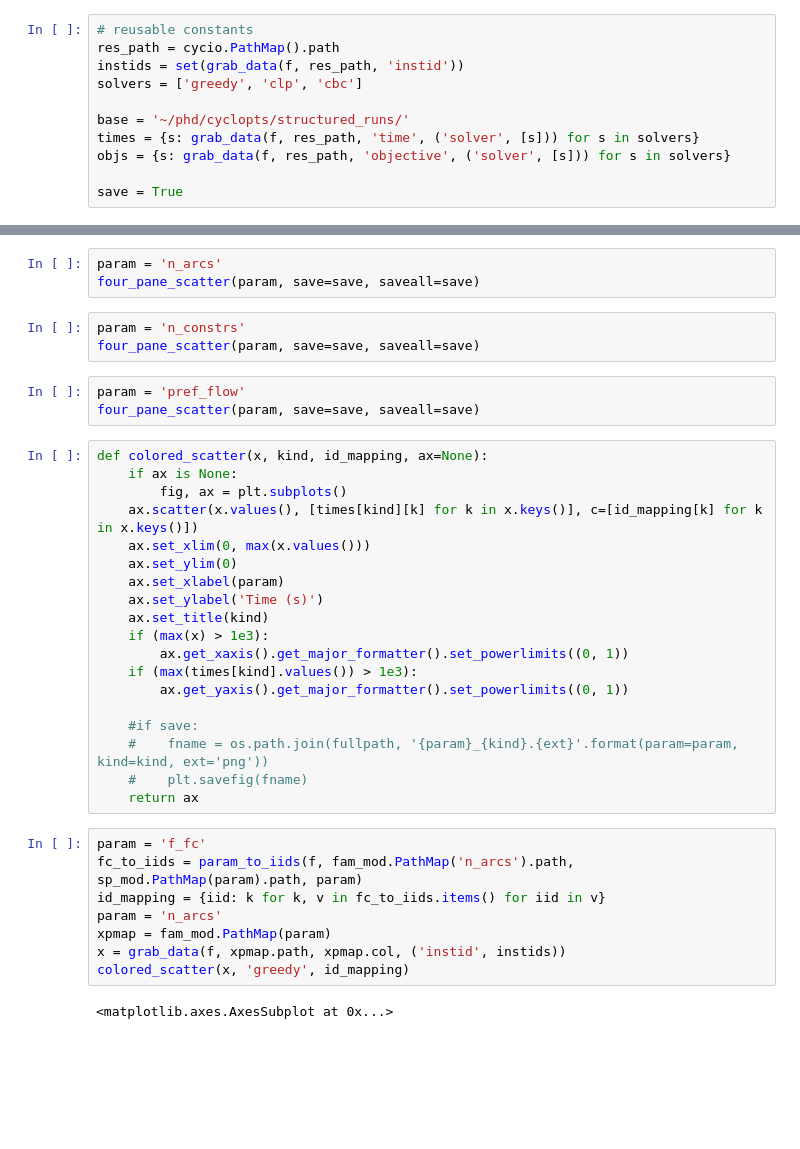
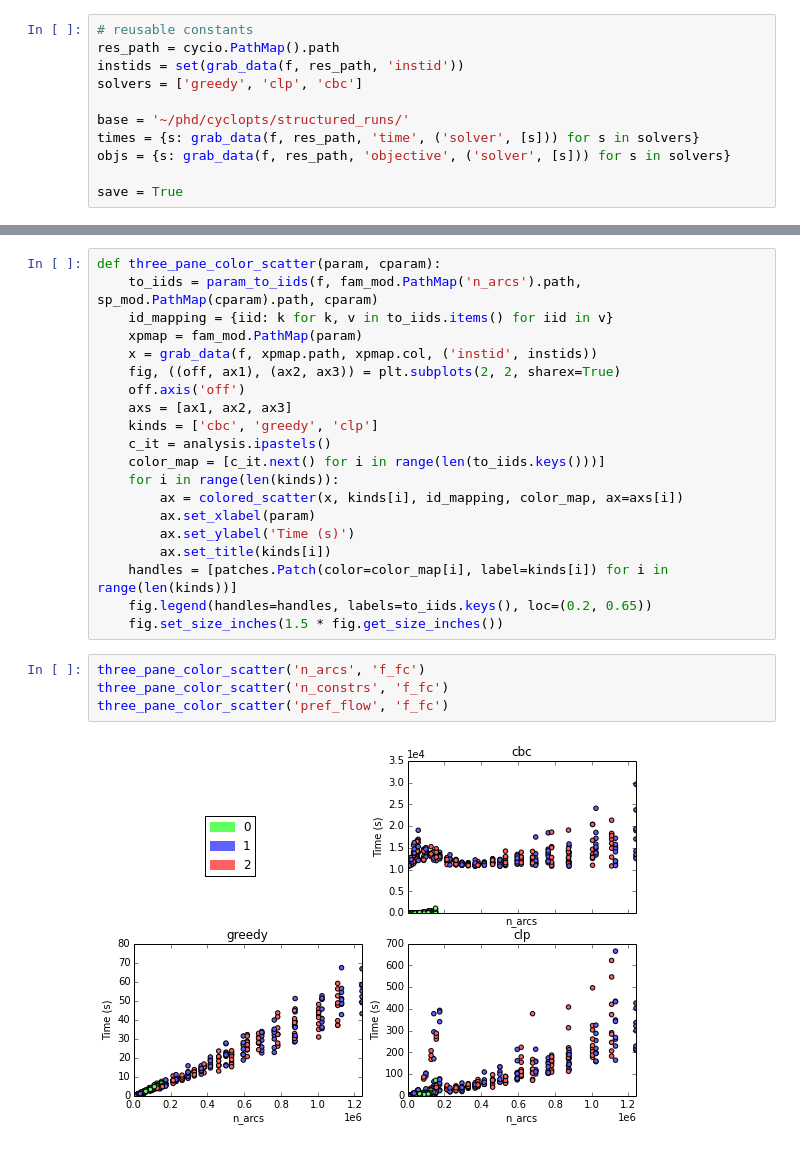
Before and after one commit to gidden/cyclopts, a Jupyter notebook: nbs/General Experimental Analysis.ipynb, the cells around one changed output, grey strips where cells are left out. Drawn from its saved outputs; the diff is of its cells as text; blank space fills up the shorter version.

```diff
--- a/nbs/General Experimental Analysis.ipynb
+++ b/nbs/General Experimental Analysis.ipynb
@@ -110,38 +141,26 @@ def four_pane_scatter(param, save=False, saveall=False):
-# %%
-param = 'n_arcs'
-four_pane_scatter(param, save=save, saveall=save)
-# %%
-param = 'n_constrs'
-four_pane_scatter(param, save=save, saveall=save)
-# %%
-param = 'pref_flow'
-four_pane_scatter(param, save=save, saveall=save)
-# %%
-def colored_scatter(x, kind, id_mapping, ax=None):
-    if ax is None:
-        fig, ax = plt.subplots()
-    ax.scatter(x.values(), [times[kind][k] for k in x.keys()], c=[id_mapping[k] for k in x.keys()])
-    ax.set_xlim(0, max(x.values()))
-    ax.set_ylim(0)
-    ax.set_xlabel(param)
-    ax.set_ylabel('Time (s)')
-    ax.set_title(kind)
-    if (max(x) > 1e3):
-        ax.get_xaxis().get_major_formatter().set_powerlimits((0, 1))
-    if (max(times[kind].values()) > 1e3):
-        ax.get_yaxis().get_major_formatter().set_powerlimits((0, 1))
-
-    #if save:
-    #    fname = os.path.join(fullpath, '{param}_{kind}.{ext}'.format(param=param, kind=kind, ext='png'))
-    #    plt.savefig(fname)
-    return ax
-# %%
-param = 'f_fc'
-fc_to_iids = param_to_iids(f, fam_mod.PathMap('n_arcs').path, sp_mod.PathMap(param).path, param)
-id_mapping = {iid: k for k, v in fc_to_iids.items() for iid in v}
-param = 'n_arcs'
-xpmap = fam_mod.PathMap(param)
-x = grab_data(f, xpmap.path, xpmap.col, ('instid', instids))
-colored_scatter(x, 'greedy', id_mapping)
-# %% [output]
-<matplotlib.axes.AxesSubplot at 0x...>
+# %%
+def three_pane_color_scatter(param, cparam):
+    to_iids = param_to_iids(f, fam_mod.PathMap('n_arcs').path, sp_mod.PathMap(cparam).path, cparam)
+    id_mapping = {iid: k for k, v in to_iids.items() for iid in v}
+    xpmap = fam_mod.PathMap(param)
+    x = grab_data(f, xpmap.path, xpmap.col, ('instid', instids))
+    fig, ((off, ax1), (ax2, ax3)) = plt.subplots(2, 2, sharex=True)
+    off.axis('off')
+    axs = [ax1, ax2, ax3]
+    kinds = ['cbc', 'greedy', 'clp']
+    c_it = analysis.ipastels()
+    color_map = [c_it.next() for i in range(len(to_iids.keys()))]
+    for i in range(len(kinds)):
+        ax = colored_scatter(x, kinds[i], id_mapping, color_map, ax=axs[i])
+        ax.set_xlabel(param)
+        ax.set_ylabel('Time (s)')
+        ax.set_title(kinds[i])
+    handles = [patches.Patch(color=color_map[i], label=kinds[i]) for i in range(len(kinds))]
+    fig.legend(handles=handles, labels=to_iids.keys(), loc=(0.2, 0.65))
+    fig.set_size_inches(1.5 * fig.get_size_inches())
+# %%
+three_pane_color_scatter('n_arcs', 'f_fc')
+three_pane_color_scatter('n_constrs', 'f_fc')
+three_pane_color_scatter('pref_flow', 'f_fc')
+# %% [output]
+[figure, added]
```
Also changed, not shown: parts of 9 cells of this notebook, 1 other file.
